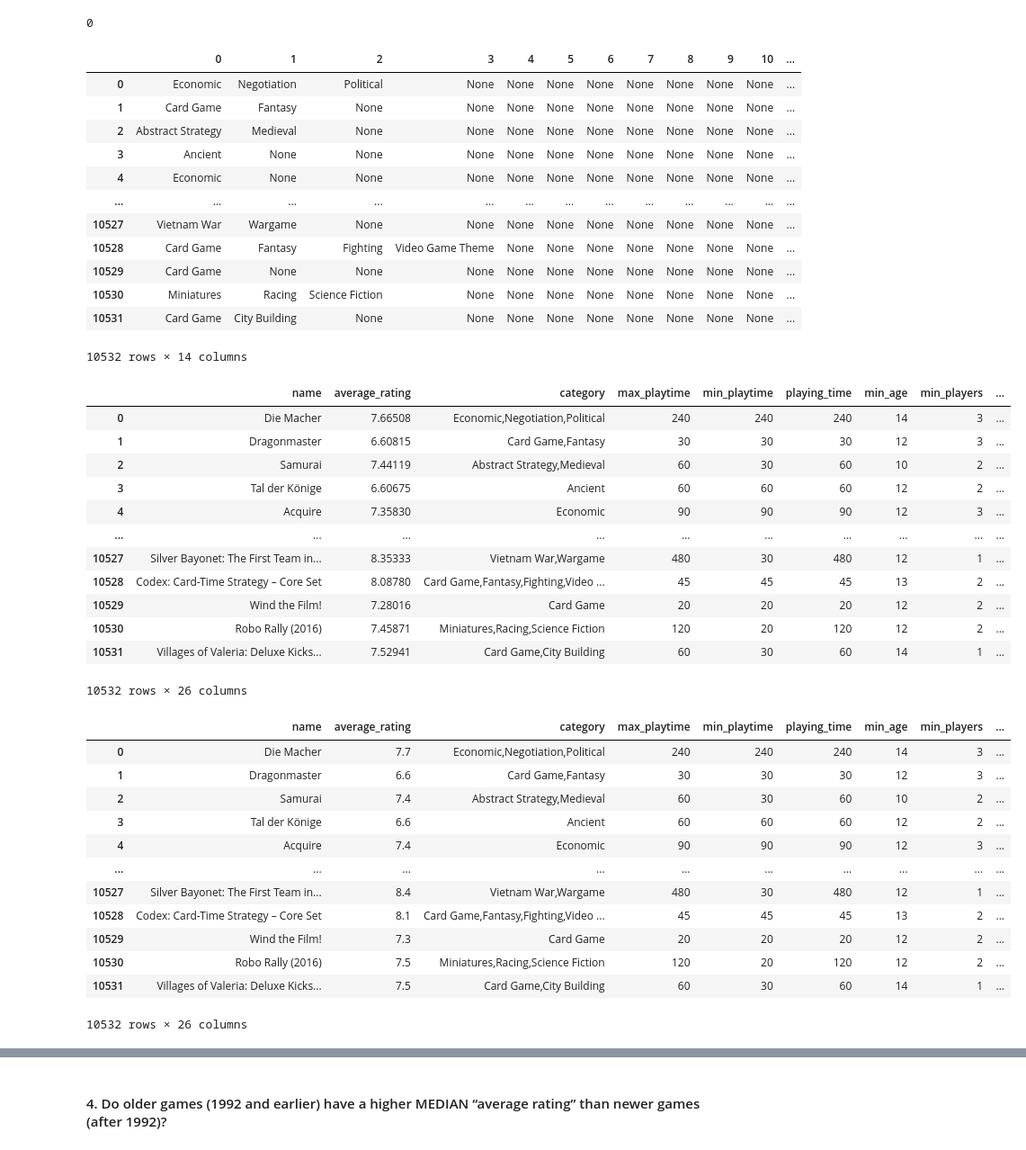
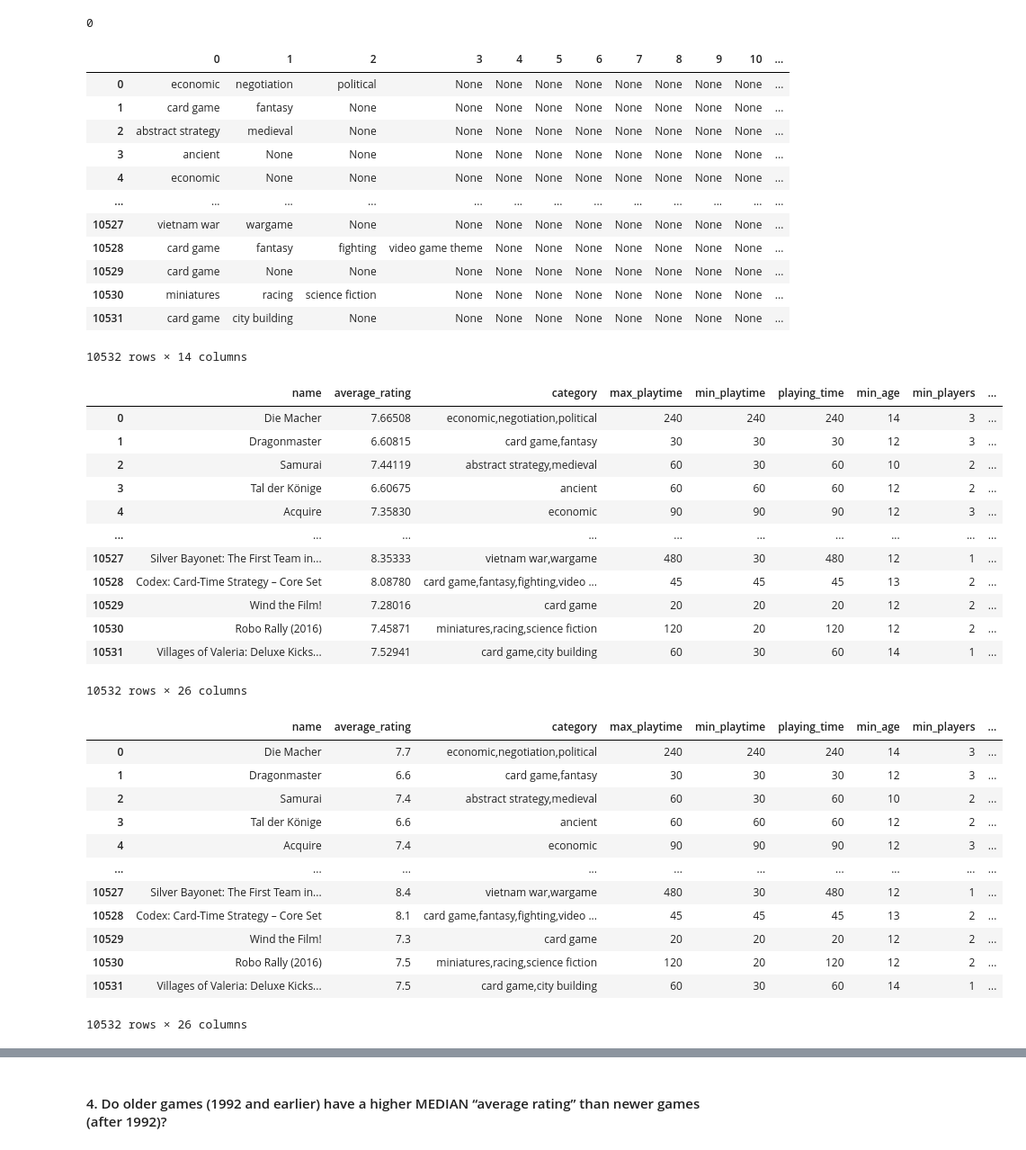
Before and after one commit to ayllinBukovic/AyllinBukovic_DVisHDip_CA1, a Jupyter notebook: AyllinBukovic_DVisHDip_CA1.ipynb, the cells around one changed output, grey strips where cells are left out. Shown at 90% size. Drawn from its saved outputs; the diff is of its cells as text; code cells hidden in the pictures.

```diff
--- a/AyllinBukovic_DVisHDip_CA1.ipynb
+++ b/AyllinBukovic_DVisHDip_CA1.ipynb
@@ -202,3 +205,7 @@ plt.ylabel("Max Playtime");
 The tread is not clear at all, so we can say that both variables are not correlated
 # %% [markdown]
 #### 3. What is the distribution of game categories? (You may not use a barchart)
+# %%
+df_games['category'] = df_games['category'].apply(lambda x: " ".join(x.lower() for x in
+x.split()))
+df_games['category'].head(10)
@@ -263,34 +282,34 @@ df_category_split=df_games["category"].str.split(",",expand=True)
 df_category_split
 # %% [output]
 |  | 0 | 1 | 2 | 3 | 4 | 5 | 6 | 7 | 8 | 9 | 10 | ... |
-| 0 | Economic | Negotiation | Political | None | None | None | None | None | None | None | None | ... |
-| 1 | Card Game | Fantasy | None | None | None | None | None | None | None | None | None | ... |
-| 2 | Abstract Strategy | Medieval | None | None | None | None | None | None | None | None | None | ... |
-| 3 | Ancient | None | None | None | None | None | None | None | None | None | None | ... |
-| 4 | Economic | None | None | None | None | None | None | None | None | None | None | ... |
+| 0 | economic | negotiation | political | None | None | None | None | None | None | None | None | ... |
+| 1 | card game | fantasy | None | None | None | None | None | None | None | None | None | ... |
+| 2 | abstract strategy | medieval | None | None | None | None | None | None | None | None | None | ... |
+| 3 | ancient | None | None | None | None | None | None | None | None | None | None | ... |
+| 4 | economic | None | None | None | None | None | None | None | None | None | None | ... |
 | ... | ... | ... | ... | ... | ... | ... | ... | ... | ... | ... | ... | ... |
-| 10527 | Vietnam War | Wargame | None | None | None | None | None | None | None | None | None | ... |
-| 10528 | Card Game | Fantasy | Fighting | Video Game Theme | None | None | None | None | None | None | None | ... |
-| 10529 | Card Game | None | None | None | None | None | None | None | None | None | None | ... |
-| 10530 | Miniatures | Racing | Science Fiction | None | None | None | None | None | None | None | None | ... |
-| 10531 | Card Game | City Building | None | None | None | None | None | None | None | None | None | ... |
+| 10527 | vietnam war | wargame | None | None | None | None | None | None | None | None | None | ... |
+| 10528 | card game | fantasy | fighting | video game theme | None | None | None | None | None | None | None | ... |
+| 10529 | card game | None | None | None | None | None | None | None | None | None | None | ... |
+| 10530 | miniatures | racing | science fiction | None | None | None | None | None | None | None | None | ... |
+| 10531 | card game | city building | None | None | None | None | None | None | None | None | None | ... |
 10532 rows × 14 columns
 # %%
-df_games = pd.concat([df_games, df_category_split], axis=1)
-df_games
+df_games_split = pd.concat([df_games, df_category_split], axis=1)
+df_games_split
 # %% [output]
 |  | name | average_rating | category | max_playtime | min_playtime | playing_time | min_age | min_players | ... |
-| 0 | Die Macher | 7.66508 | Economic,Negotiation,Political | 240 | 240 | 240 | 14 | 3 | ... |
-| 1 | Dragonmaster | 6.60815 | Card Game,Fantasy | 30 | 30 | 30 | 12 | 3 | ... |
-| 2 | Samurai | 7.44119 | Abstract Strategy,Medieval | 60 | 30 | 60 | 10 | 2 | ... |
-| 3 | Tal der Könige | 6.60675 | Ancient | 60 | 60 | 60 | 12 | 2 | ... |
-| 4 | Acquire | 7.35830 | Economic | 90 | 90 | 90 | 12 | 3 | ... |
+| 0 | Die Macher | 7.66508 | economic,negotiation,political | 240 | 240 | 240 | 14 | 3 | ... |
+| 1 | Dragonmaster | 6.60815 | card game,fantasy | 30 | 30 | 30 | 12 | 3 | ... |
+| 2 | Samurai | 7.44119 | abstract strategy,medieval | 60 | 30 | 60 | 10 | 2 | ... |
+| 3 | Tal der Könige | 6.60675 | ancient | 60 | 60 | 60 | 12 | 2 | ... |
+| 4 | Acquire | 7.35830 | economic | 90 | 90 | 90 | 12 | 3 | ... |
 | ... | ... | ... | ... | ... | ... | ... | ... | ... | ... |
-| 10527 | Silver Bayonet: The First Team in... | 8.35333 | Vietnam War,Wargame | 480 | 30 | 480 | 12 | 1 | ... |
-| 10528 | Codex: Card-Time Strategy – Core Set | 8.08780 | Card Game,Fantasy,Fighting,Video ... | 45 | 45 | 45 | 13 | 2 | ... |
-| 10529 | Wind the Film! | 7.28016 | Card Game | 20 | 20 | 20 | 12 | 2 | ... |
-| 10530 | Robo Rally (2016) | 7.45871 | Miniatures,Racing,Science Fiction | 120 | 20 | 120 | 12 | 2 | ... |
-| 10531 | Villages of Valeria: Deluxe Kicks... | 7.52941 | Card Game,City Building | 60 | 30 | 60 | 14 | 1 | ... |
+| 10527 | Silver Bayonet: The First Team in... | 8.35333 | vietnam war,wargame | 480 | 30 | 480 | 12 | 1 | ... |
+| 10528 | Codex: Card-Time Strategy – Core Set | 8.08780 | card game,fantasy,fighting,video ... | 45 | 45 | 45 | 13 | 2 | ... |
+| 10529 | Wind the Film! | 7.28016 | card game | 20 | 20 | 20 | 12 | 2 | ... |
+| 10530 | Robo Rally (2016) | 7.45871 | miniatures,racing,science fiction | 120 | 20 | 120 | 12 | 2 | ... |
+| 10531 | Villages of Valeria: Deluxe Kicks... | 7.52941 | card game,city building | 60 | 30 | 60 | 14 | 1 | ... |
 10532 rows × 26 columns
 # %%
 pd.reset_option('display.max_columns')
@@ -299,19 +318,19 @@ pd.reset_option('display.precision')
 pd.set_option('display.max_columns',50)
 pd.set_option('display.precision',1)
 # %%
-df_games
+df_games_split
 # %% [output]
 |  | name | average_rating | category | max_playtime | min_playtime | playing_time | min_age | min_players | ... |
-| 0 | Die Macher | 7.7 | Economic,Negotiation,Political | 240 | 240 | 240 | 14 | 3 | ... |
-| 1 | Dragonmaster | 6.6 | Card Game,Fantasy | 30 | 30 | 30 | 12 | 3 | ... |
-| 2 | Samurai | 7.4 | Abstract Strategy,Medieval | 60 | 30 | 60 | 10 | 2 | ... |
-| 3 | Tal der Könige | 6.6 | Ancient | 60 | 60 | 60 | 12 | 2 | ... |
-| 4 | Acquire | 7.4 | Economic | 90 | 90 | 90 | 12 | 3 | ... |
+| 0 | Die Macher | 7.7 | economic,negotiation,political | 240 | 240 | 240 | 14 | 3 | ... |
+| 1 | Dragonmaster | 6.6 | card game,fantasy | 30 | 30 | 30 | 12 | 3 | ... |
+| 2 | Samurai | 7.4 | abstract strategy,medieval | 60 | 30 | 60 | 10 | 2 | ... |
+| 3 | Tal der Könige | 6.6 | ancient | 60 | 60 | 60 | 12 | 2 | ... |
+| 4 | Acquire | 7.4 | economic | 90 | 90 | 90 | 12 | 3 | ... |
 | ... | ... | ... | ... | ... | ... | ... | ... | ... | ... |
-| 10527 | Silver Bayonet: The First Team in... | 8.4 | Vietnam War,Wargame | 480 | 30 | 480 | 12 | 1 | ... |
-| 10528 | Codex: Card-Time Strategy – Core Set | 8.1 | Card Game,Fantasy,Fighting,Video ... | 45 | 45 | 45 | 13 | 2 | ... |
-| 10529 | Wind the Film! | 7.3 | Card Game | 20 | 20 | 20 | 12 | 2 | ... |
-| 10530 | Robo Rally (2016) | 7.5 | Miniatures,Racing,Science Fiction | 120 | 20 | 120 | 12 | 2 | ... |
-| 10531 | Villages of Valeria: Deluxe Kicks... | 7.5 | Card Game,City Building | 60 | 30 | 60 | 14 | 1 | ... |
+| 10527 | Silver Bayonet: The First Team in... | 8.4 | vietnam war,wargame | 480 | 30 | 480 | 12 | 1 | ... |
+| 10528 | Codex: Card-Time Strategy – Core Set | 8.1 | card game,fantasy,fighting,video ... | 45 | 45 | 45 | 13 | 2 | ... |
+| 10529 | Wind the Film! | 7.3 | card game | 20 | 20 | 20 | 12 | 2 | ... |
+| 10530 | Robo Rally (2016) | 7.5 | miniatures,racing,science fiction | 120 | 20 | 120 | 12 | 2 | ... |
+| 10531 | Villages of Valeria: Deluxe Kicks... | 7.5 | card game,city building | 60 | 30 | 60 | 14 | 1 | ... |
 10532 rows × 26 columns
 # %%
```
Also changed, not shown: parts of 45 cells of this notebook.
